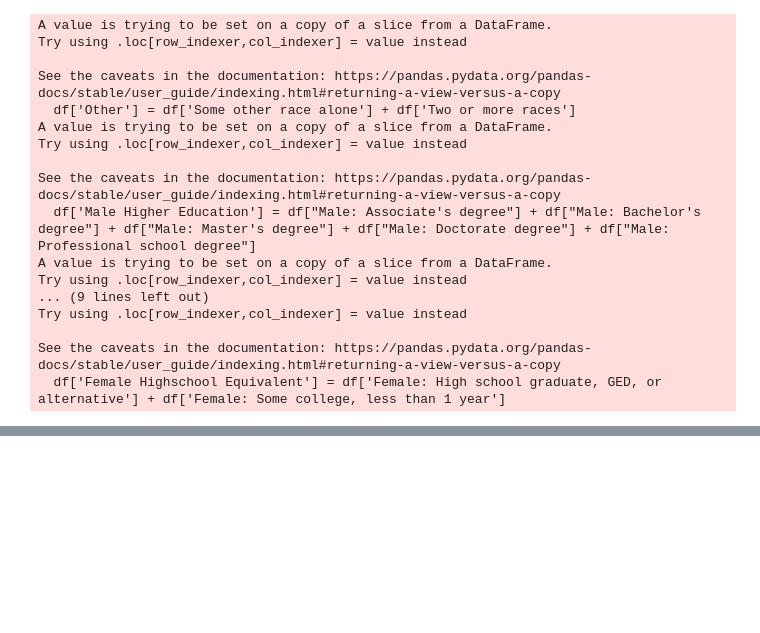
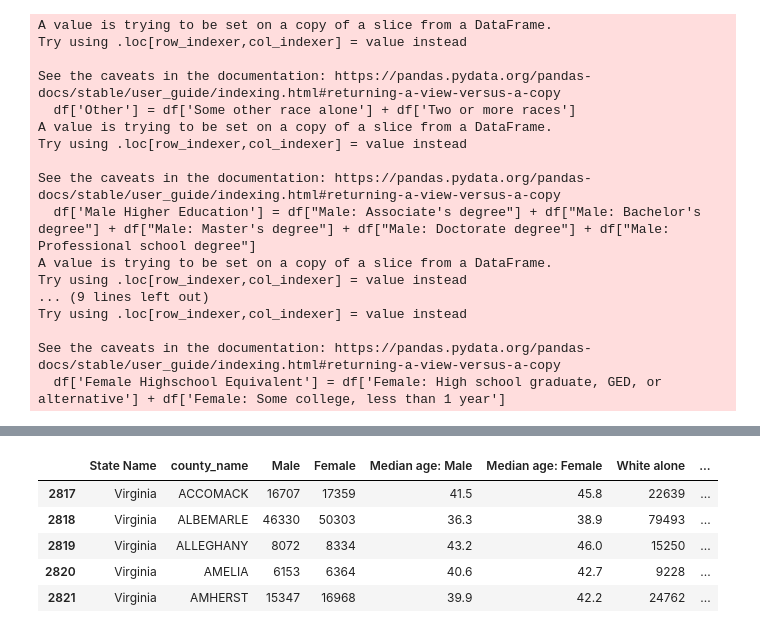
Before and after one commit to kirsten-fung/project_voting, a Jupyter notebook: voting_cleaning2.ipynb, the cells around one changed output, grey strips where cells are left out. Cells and saved outputs as stored; diff of their text form; code cells hidden in the pictures; blank space fills up the shorter version.

```diff
--- a/voting_cleaning2.ipynb
+++ b/voting_cleaning2.ipynb
@@ -86,0 +176,11 @@ X_country.corr()
+# %%
+df['County Name'] = df['County Name'].str.replace(' County', '').str.upper()
+df.rename(columns={'County Name': 'county_name'}, inplace=True)
+df.head()
+# %% [output]
+|  | State Name | county_name | Male | Female | Median age: Male | Median age: Female | White alone | ... |
+| 2817 | Virginia | ACCOMACK | 16707 | 17359 | 41.5 | 45.8 | 22639 | ... |
+| 2818 | Virginia | ALBEMARLE | 46330 | 50303 | 36.3 | 38.9 | 79493 | ... |
+| 2819 | Virginia | ALLEGHANY | 8072 | 8334 | 43.2 | 46.0 | 15250 | ... |
+| 2820 | Virginia | AMELIA | 6153 | 6364 | 40.6 | 42.7 | 9228 | ... |
+| 2821 | Virginia | AMHERST | 15347 | 16968 | 39.9 | 42.2 | 24762 | ... |
```
Also changed, not shown: parts of 8 cells of this notebook.
